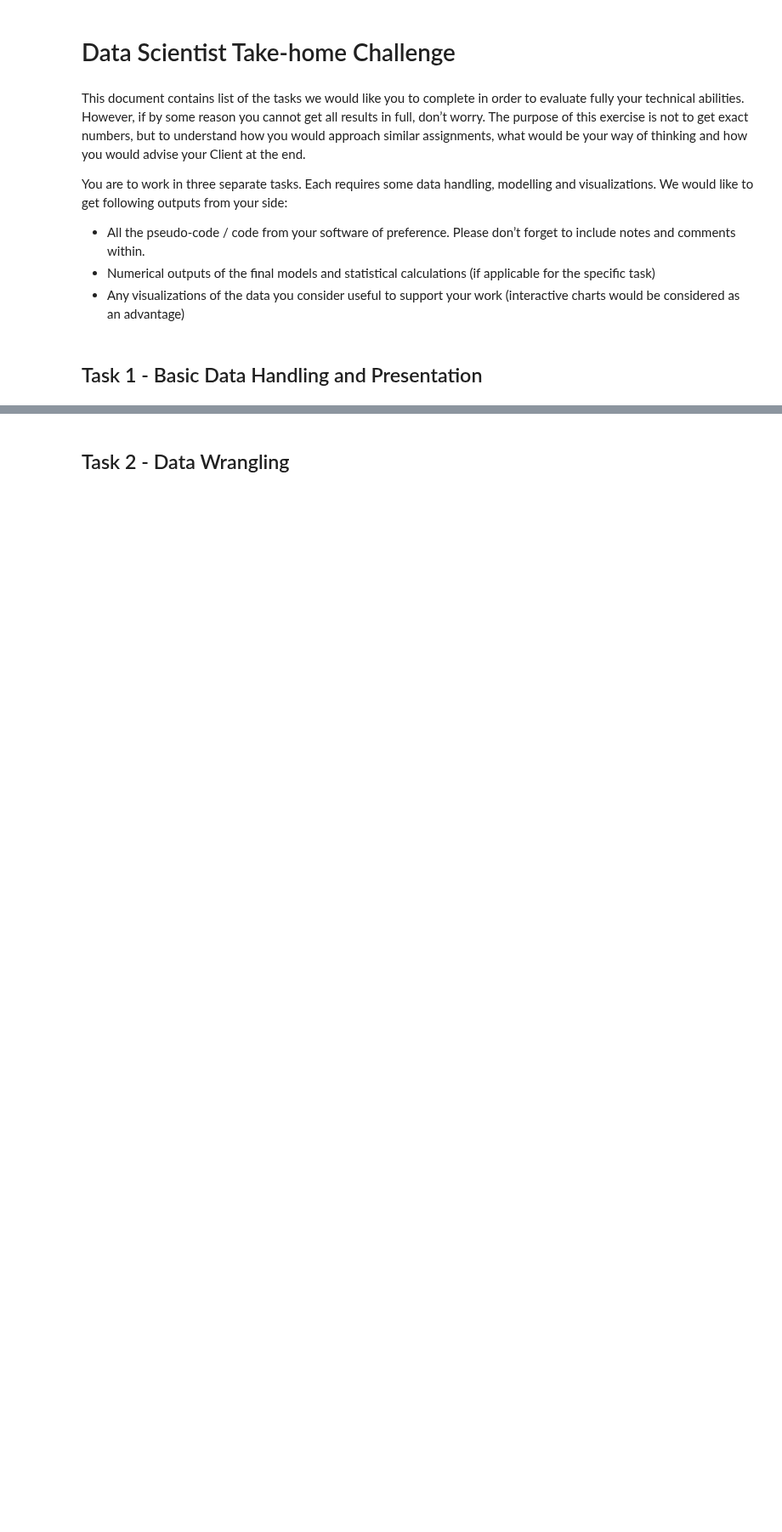
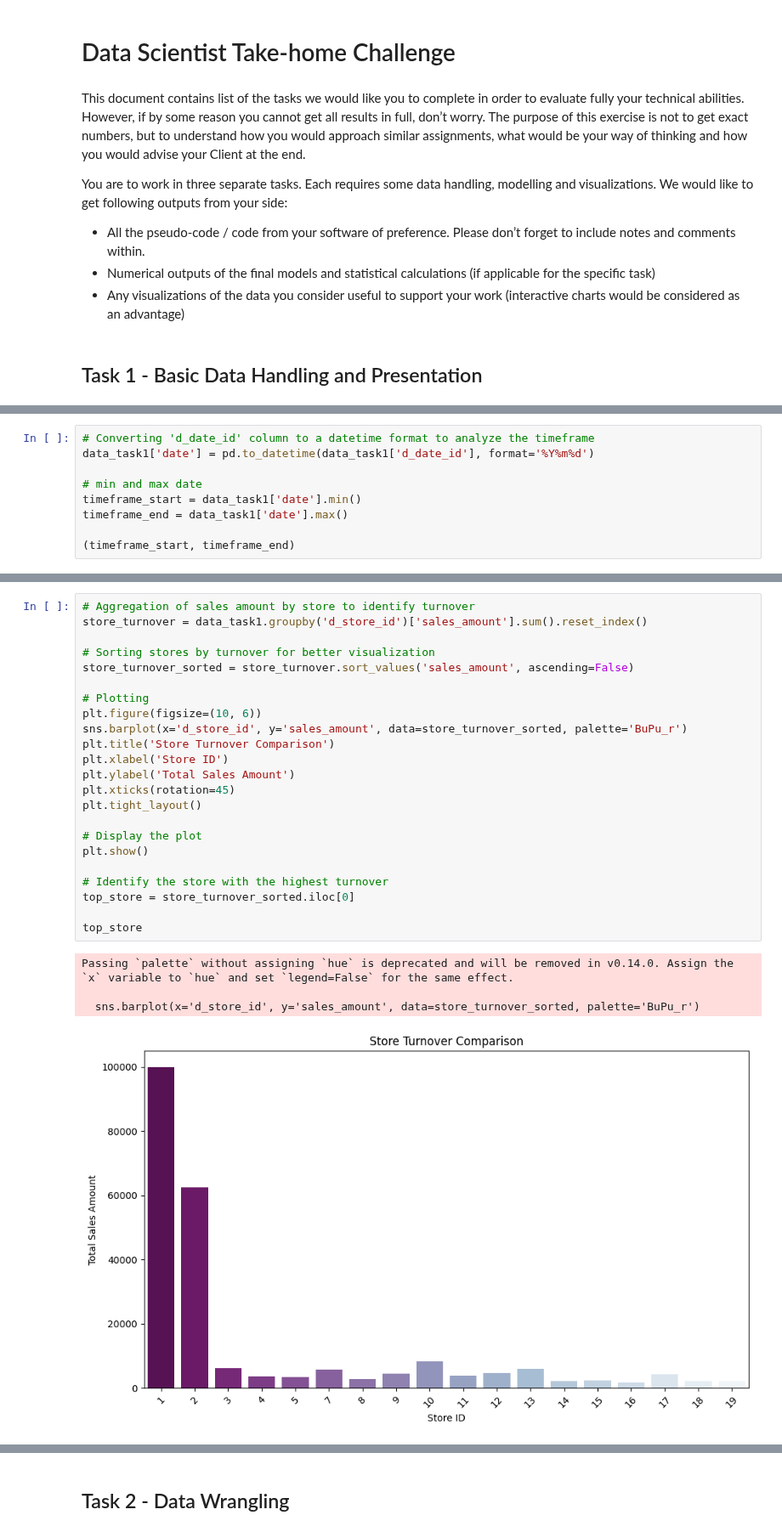
Before and after one commit to arnoldram/conac_datachallenge, a Jupyter notebook: Challenge_Medium_1.ipynb, the cells around one changed output, grey strips where cells are left out. Shown at 85% size. Drawn from its saved outputs; the diff is of its cells as text; blank space fills up the shorter version.

```diff
--- a/Challenge_Medium_1.ipynb
+++ b/Challenge_Medium_1.ipynb
@@ -21,0 +75,9 @@ You are provided with a small subset of data in `data_task1.csv` on in-store pur
+# %%
+# Converting 'd_date_id' column to a datetime format to analyze the timeframe
+data_task1['date'] = pd.to_datetime(data_task1['d_date_id'], format='%Y%m%d')
+
+# min and max date
+timeframe_start = data_task1['date'].min()
+timeframe_end = data_task1['date'].max()
+
+(timeframe_start, timeframe_end)
@@ -21,0 +92,28 @@ You are provided with a small subset of data in `data_task1.csv` on in-store pur
+# %%
+# Aggregation of sales amount by store to identify turnover
+store_turnover = data_task1.groupby('d_store_id')['sales_amount'].sum().reset_index()
+
+# Sorting stores by turnover for better visualization
+store_turnover_sorted = store_turnover.sort_values('sales_amount', ascending=False)
+
+# Plotting
+plt.figure(figsize=(10, 6))
+sns.barplot(x='d_store_id', y='sales_amount', data=store_turnover_sorted, palette='BuPu_r')
+plt.title('Store Turnover Comparison')
+plt.xlabel('Store ID')
+plt.ylabel('Total Sales Amount')
+plt.xticks(rotation=45)
+plt.tight_layout()
+
+# Display the plot
+plt.show()
+
+# Identify the store with the highest turnover
+top_store = store_turnover_sorted.iloc[0]
+
+top_store
+# %% [output]
+Passing `palette` without assigning `hue` is deprecated and will be removed in v0.14.0. Assign the `x` variable to `hue` and set `legend=False` for the same effect.
+
+  sns.barplot(x='d_store_id', y='sales_amount', data=store_turnover_sorted, palette='BuPu_r')
+[figure, added]
```
Also changed, not shown: parts of 42 cells of this notebook.
